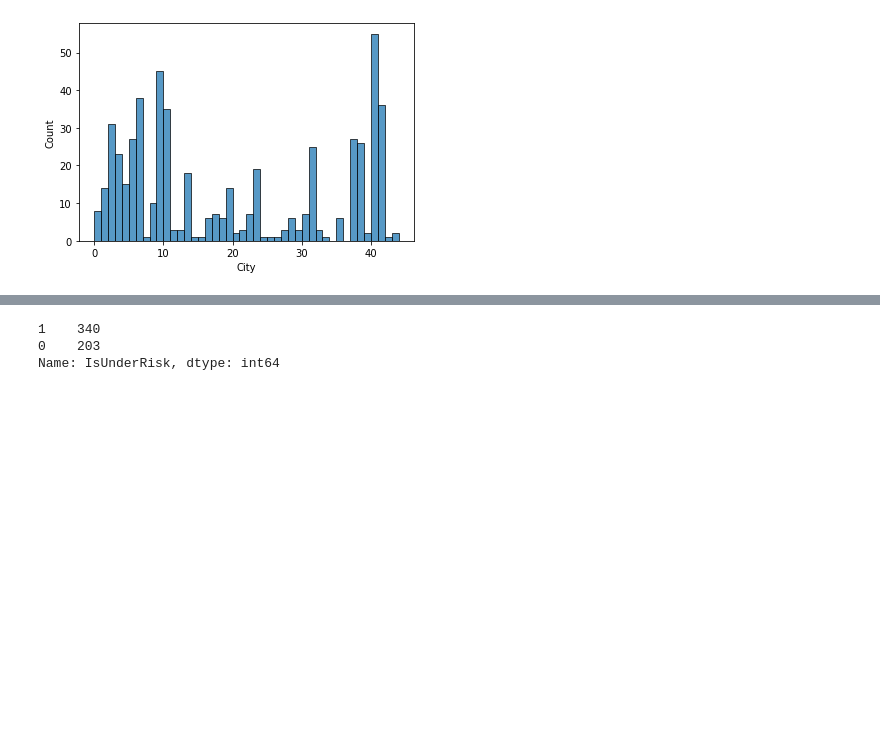
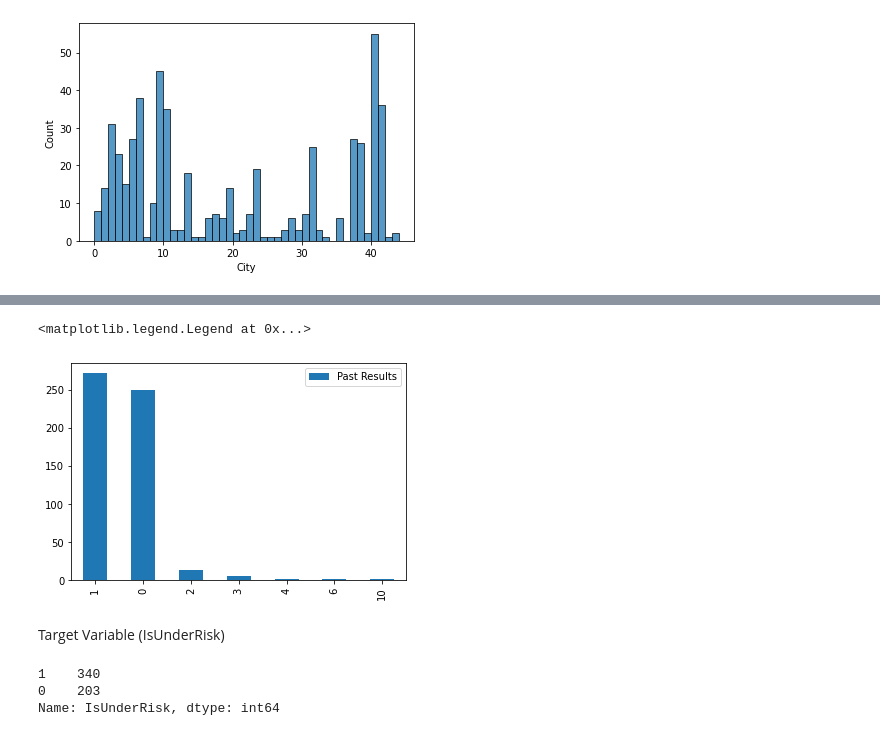
Before and after one commit to georgek2/ENd-To-EnD, a Jupyter notebook: 11_Finance/baseline.ipynb, the cells around one changed output, grey strips where cells are left out. Saved outputs shown, nothing was run; the diff lists cells and outputs as text; code cells hidden in the pictures; blank space fills up the shorter version.

```diff
--- a/11_Finance/baseline.ipynb
+++ b/11_Finance/baseline.ipynb
@@ -164,3 +201,11 @@ sns.histplot(data.City, bins = 44)
+# %%
+data.Past_Results.value_counts().plot(kind = 'bar', label = 'Past Results')
+plt.legend()
+# %% [output]
+<matplotlib.legend.Legend at 0x...>
+[figure, added]
+# %% [markdown]
+Target Variable (IsUnderRisk)
 # %%
 data.IsUnderRisk.value_counts()
 # %% [output]
```
Also changed, not shown: parts of 20 cells of this notebook, 1 other file.
